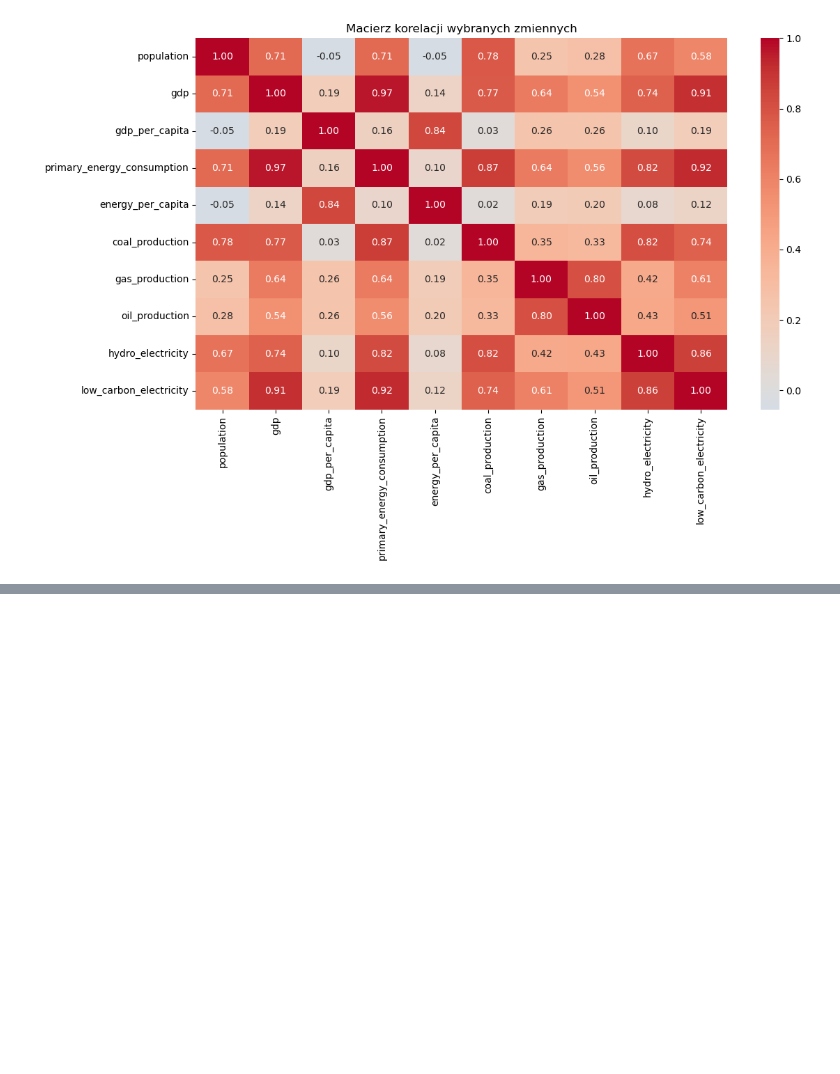
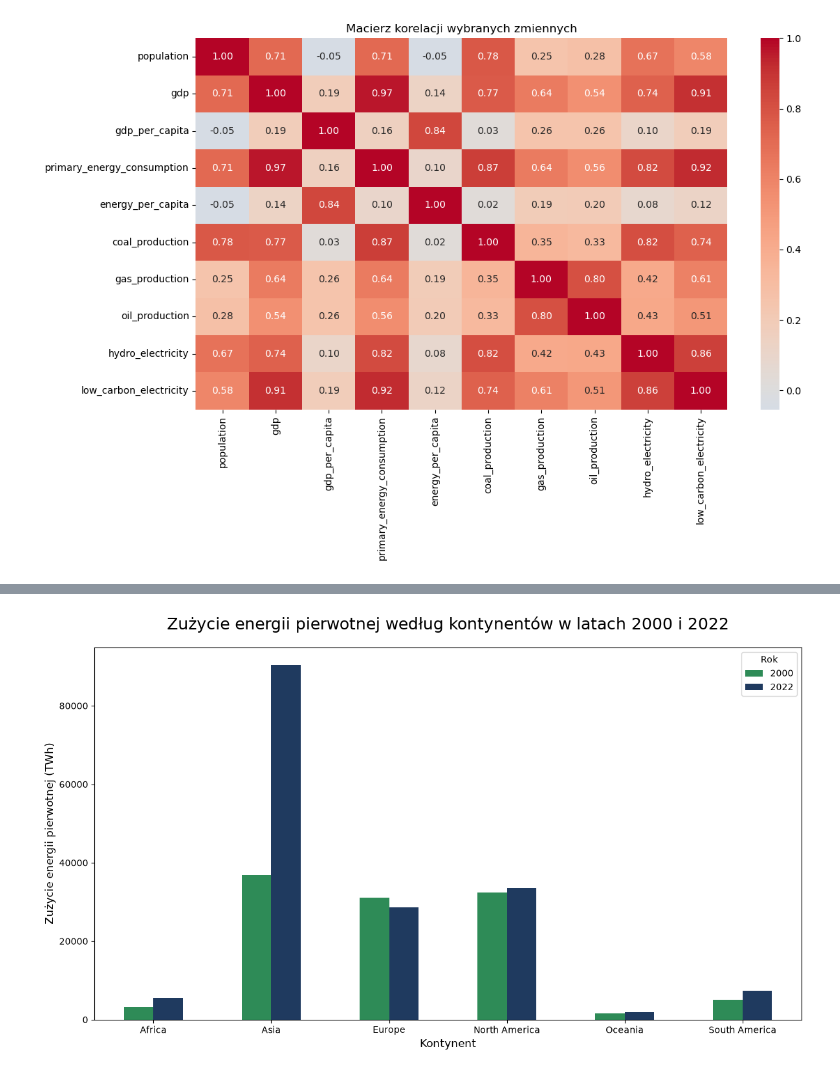
Before and after one commit to olaramota-beep/AWDP-projekt-do-oddania, a Jupyter notebook: Diagnostyka danych i wizualizacja.ipynb, the cells around one changed output, grey strips where cells are left out. Cells and saved outputs as stored; diff of their text form; code cells hidden in the pictures; blank space fills up the shorter version.

```diff
--- a/Diagnostyka danych i wizualizacja.ipynb
+++ b/Diagnostyka danych i wizualizacja.ipynb
@@ -663,0 +819,19 @@ plt.show()
+# %%
+# Zmiana zużycia energii w wartościach bezwzględnych
+energy_comparison['change'] = (
+    energy_comparison[2022] - energy_comparison[2000]
+)
+
+# Procentowa zmiana zużycia energii
+energy_comparison['change_in_%'] = (
+    (energy_comparison[2022] - energy_comparison[2000])
+    / energy_comparison[2000] * 100
+)
+
+# Zaokrąglenie wyników do dwóch miejsc po przecinku
+energy_comparison = energy_comparison.round(2)
+
+# Wyświetlenie wyników w kolejności od największej do najmniejszej zmiany procentowej
+energy_comparison = energy_comparison.sort_values('change_in_%', ascending=False)
+
+energy_comparison
@@ -663,0 +847,24 @@ plt.show()
+# %%
+# wykres kolumnowy
+# Zużycie energii pierwotnej według kontynentów w latach 2000 i 2022
+
+energy_comparison[[2000, 2022]].plot(
+    kind='bar',
+    figsize=(12, 7),
+    color=['#2E8B57', '#1F3A5F']
+)
+
+plt.title(
+    'Zużycie energii pierwotnej według kontynentów w latach 2000 i 2022',
+    fontsize=18,
+    pad=20
+)
+
+plt.xlabel('Kontynent', fontsize=12)
+plt.ylabel('Zużycie energii pierwotnej (TWh)', fontsize=12)
+plt.xticks(rotation=0)
+plt.legend(title='Rok')
+plt.tight_layout()
+plt.show()
+# %% [output]
+[figure, added]
```
Also changed, not shown: parts of 35 cells of this notebook, 1 other file.
